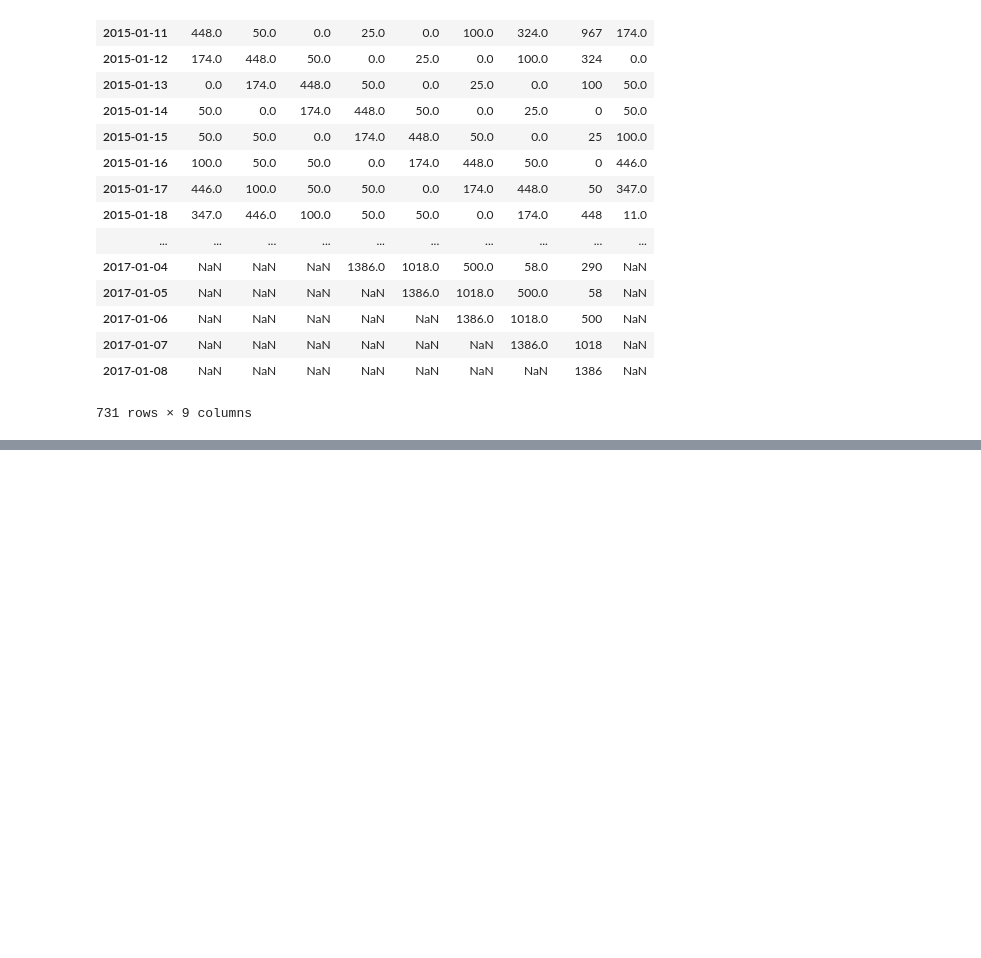
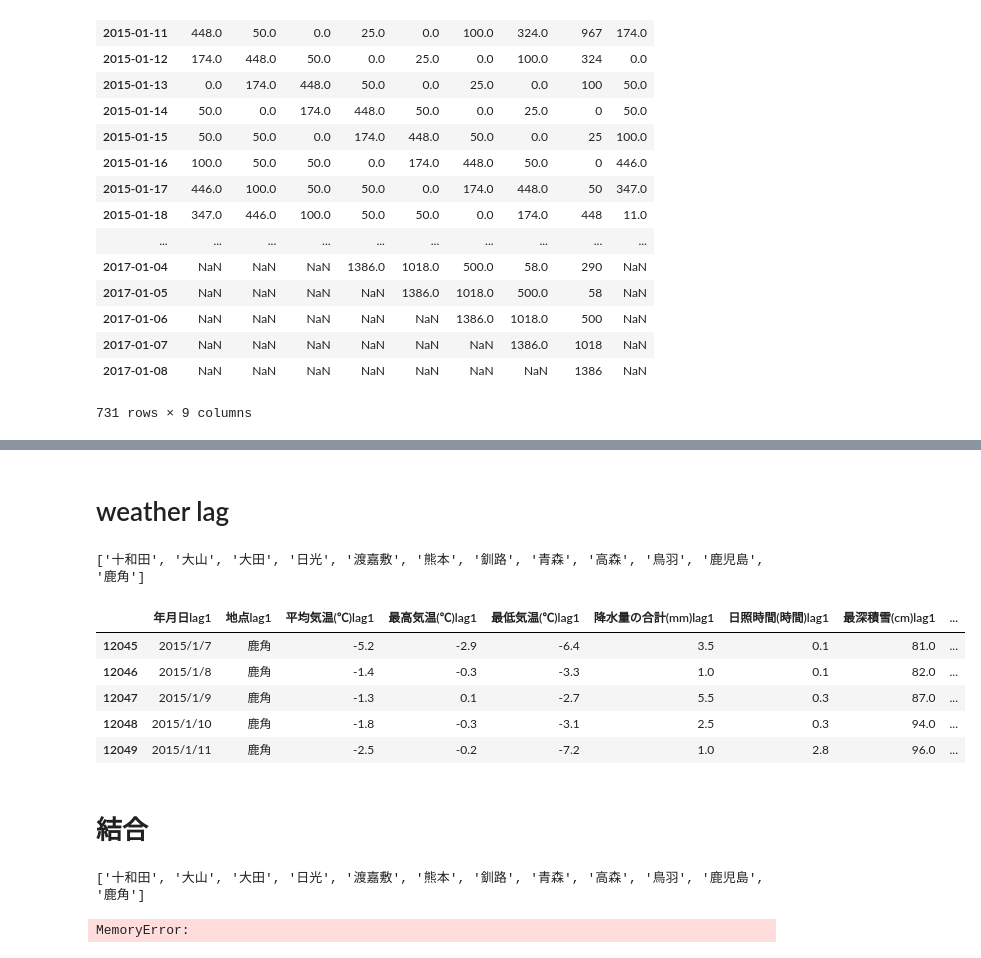
Before and after one commit to watanta/tourism, a Jupyter notebook: code/preprocess.ipynb, the cells around one changed output, grey strips where cells are left out. Saved outputs shown, nothing was run; the diff lists cells and outputs as text; code cells hidden in the pictures; blank space fills up the shorter version.

```diff
--- a/code/preprocess.ipynb
+++ b/code/preprocess.ipynb
@@ -400,0 +469,42 @@ for target in targets:
+# %% [markdown]
+# weather lag
+# %%
+targets = list(weather["地点"].unique())
+targets
+# %% [output]
+['十和田', '大山', '大田', '日光', '渡嘉敷', '熊本', '釧路', '青森', '高森', '鳥羽', '鹿児島', '鹿角']
+# %%
+weather = pd.read_csv("../data/weather.tsv",delimiter="\t")
+
+lag = 7
+targets = list(weather["地点"].unique())
+columns = ["年月日","地点","平均気温(℃)",'最高気温(℃)','最低気温(℃)','降水量の合計(mm)','日照時間(時間)','最深積雪(cm)','降雪量合計(cm)']
+
+for target in targets:
+
+
+    data = weather.loc[weather["地点"]== target,:]
+    feature = pd.DataFrame()
+
+    for l in list(range(1,lag+1)):
+        for col in columns:
+            feature.loc[:,col + "lag"+str(l)] = data[col].shift(-(lag-l))
+        feature["date"] = pd.to_datetime(feature["年月日lag1"]) + offsets.Day(1)
+
+    feature.to_csv("../data/"+target+"weather"+"_l"+str(lag)+".csv",index=False,encoding = "shift-jis")
+# %%
+feature.head()
+# %% [output]
+|  | 年月日lag1 | 地点lag1 | 平均気温(℃)lag1 | 最高気温(℃)lag1 | 最低気温(℃)lag1 | 降水量の合計(mm)lag1 | 日照時間(時間)lag1 | 最深積雪(cm)lag1 | ... |
+| 12045 | 2015/1/7 | 鹿角 | -5.2 | -2.9 | -6.4 | 3.5 | 0.1 | 81.0 | ... |
+| 12046 | 2015/1/8 | 鹿角 | -1.4 | -0.3 | -3.3 | 1.0 | 0.1 | 82.0 | ... |
+| 12047 | 2015/1/9 | 鹿角 | -1.3 | 0.1 | -2.7 | 5.5 | 0.3 | 87.0 | ... |
+| 12048 | 2015/1/10 | 鹿角 | -1.8 | -0.3 | -3.1 | 2.5 | 0.3 | 94.0 | ... |
+| 12049 | 2015/1/11 | 鹿角 | -2.5 | -0.2 | -7.2 | 1.0 | 2.8 | 96.0 | ... |
+# %% [markdown]
+# 結合
+# %%
+targets = list(weather["地点"].unique())
+targets
+# %% [output]
+['十和田', '大山', '大田', '日光', '渡嘉敷', '熊本', '釧路', '青森', '高森', '鳥羽', '鹿児島', '鹿角']
@@ -400,0 +519,16 @@ for target in targets:
+# %%
+all_weather = pd.merge(weather_dict["十和田"],weather_dict["大山"],on="date")
+all_weather = pd.merge(all_weather,weather_dict["大田"],on="date")
+all_weather = pd.merge(all_weather,weather_dict["日光"],on="date")
+all_weather = pd.merge(all_weather,weather_dict["渡嘉敷"],on="date")
+all_weather = pd.merge(all_weather,weather_dict["熊本"],on="date")
+all_weather = pd.merge(all_weather,weather_dict["釧路"],on="date")
+all_weather = pd.merge(all_weather,weather_dict["青森"],on="date")
+all_weather = pd.merge(all_weather,weather_dict["高森"],on="date")
+all_weather = pd.merge(all_weather,weather_dict["鳥羽"],on="date")
+all_weather = pd.merge(all_weather,weather_dict["鹿児島"],on="date")
+all_weather = pd.merge(all_weather,weather_dict["鹿角"],on="date")
+print(all_weather.shape)
+all_weather.head()
+# %% [output]
+MemoryError:
```
Also changed, not shown: parts of 7 cells of this notebook.
